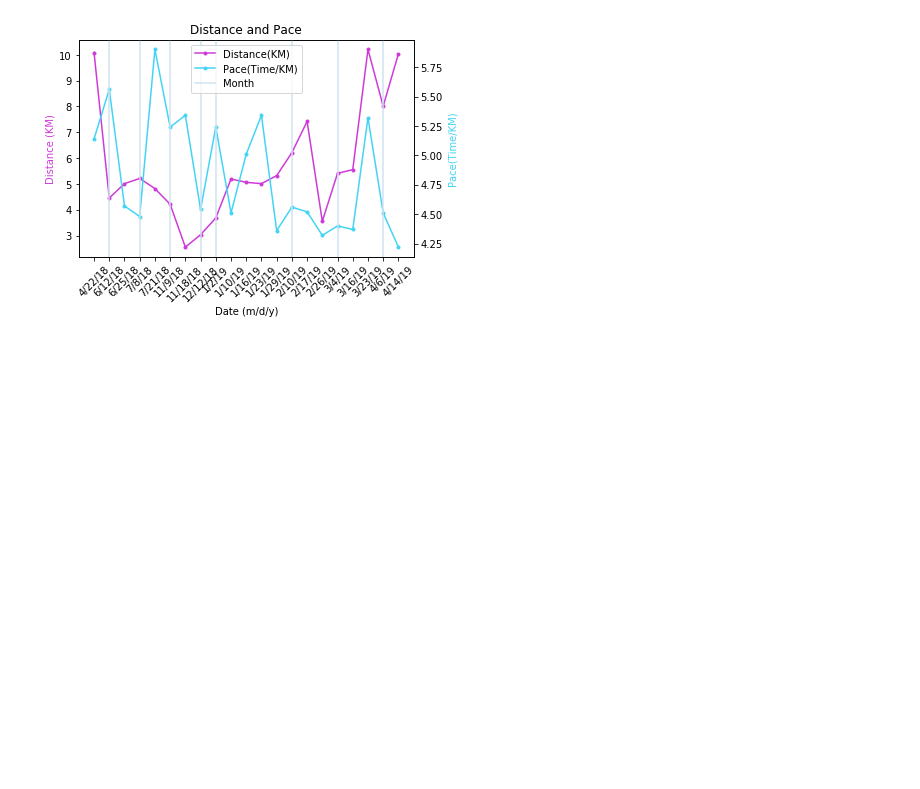
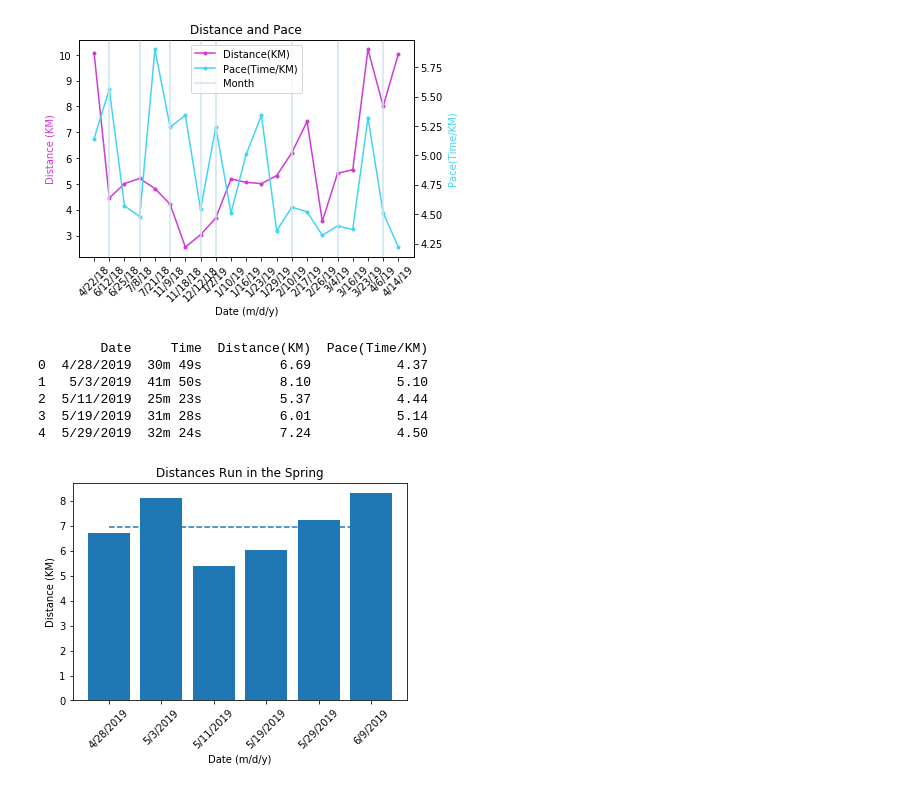
Before and after one commit to jschriem/Data-Analysis, a Jupyter notebook: Sun_Run_2019/sunrun.ipynb, the cells around one changed output. Saved outputs shown, nothing was run; the diff lists cells and outputs as text; code cells hidden in the pictures; blank space fills up the shorter version.

```diff
--- a/Sun_Run_2019/sunrun.ipynb
+++ b/Sun_Run_2019/sunrun.ipynb
@@ -89,3 +89,32 @@ ax2.legend(lines + lines2, labels + labels2, loc='upper center')
 plt.show()
 # %% [output]
 [figure]
+# %%
+#Adding June Statistics --> Brushing up on Panadas
+run2 = pd.read_csv('./run.csv')
+
+print(run2.head())
+# %% [output]
+        Date     Time  Distance(KM)  Pace(Time/KM)
+0  4/28/2019  30m 49s          6.69           4.37
+1   5/3/2019  41m 50s          8.10           5.10
+2  5/11/2019  25m 23s          5.37           4.44
+3  5/19/2019  31m 28s          6.01           5.14
+4  5/29/2019  32m 24s          7.24           4.50
+# %%
+# Distance Run
+fig,ax = plt.subplots()
+
+distance = plt.bar(run2['Date'], run2['Distance(KM)'])
+
+plt.title('Distances Run in the Spring')
+plt.xlabel('Date (m/d/y)')
+plt.ylabel('Distance (KM)')
+plt.xticks(rotation=45)
+
+
+distance_mean = [np.mean(run2['Distance(KM)']) for i in run2['Distance(KM)']]
+
+mean_line = ax.plot(run2['Date'] ,distance_mean, label='Mean', linestyle='--')
+# %% [output]
+[figure, added]
```
Also changed, not shown: 1 other file.
